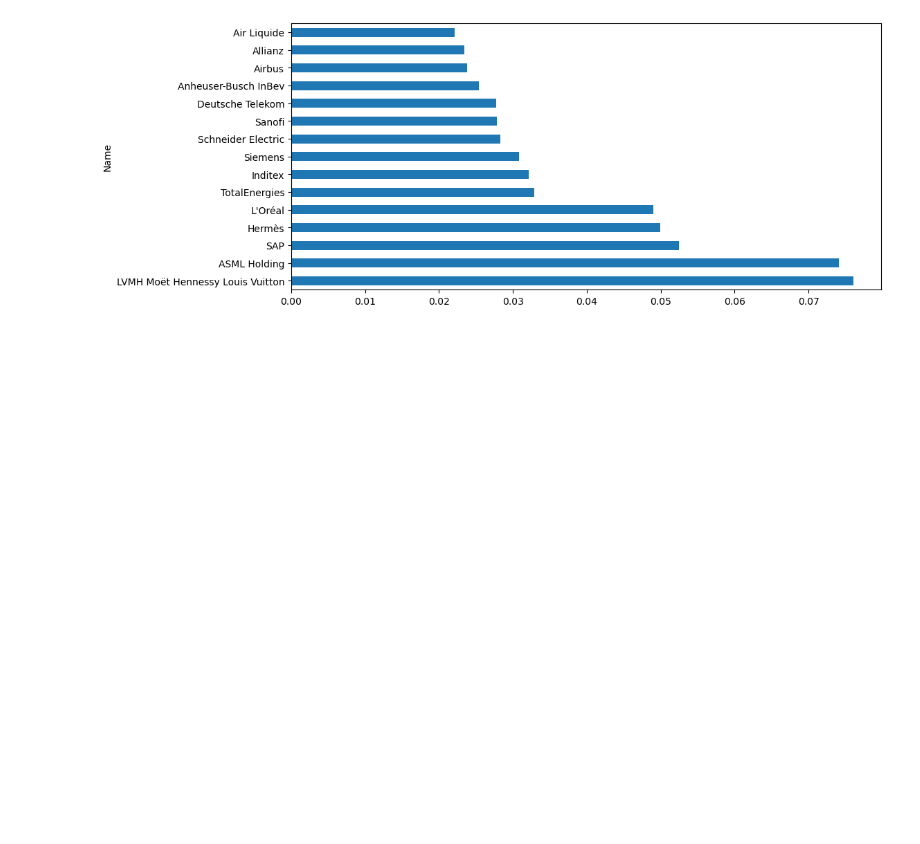
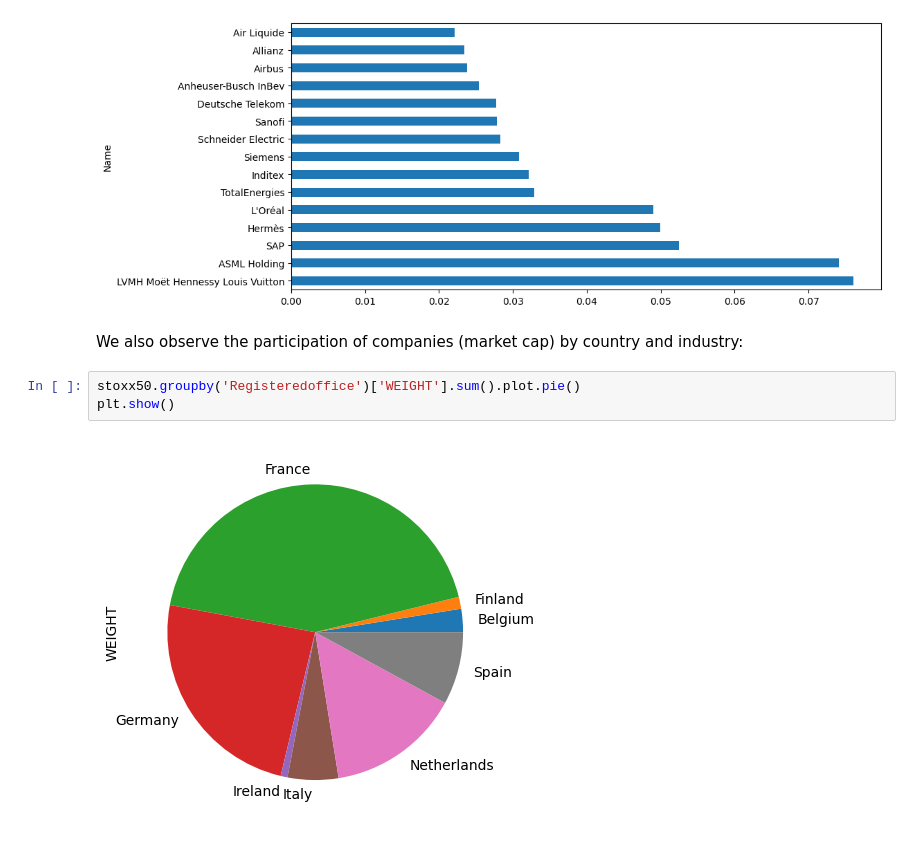
Before and after one commit to christianatanasov/algodisco, a Jupyter notebook: finance/index.ipynb, the cells around one changed output. Cells and saved outputs as stored; diff of their text form; blank space fills up the shorter version.

```diff
--- a/finance/index.ipynb
+++ b/finance/index.ipynb
@@ -38,3 +42,10 @@ stoxx50.sort_values('WEIGHT', ascending=False).set_index('Name')['WEIGHT'].head(
 plt.show()
 # %% [output]
 [figure]
+# %% [markdown]
+We also observe the participation of companies (market cap) by country and industry:
+# %%
+stoxx50.groupby('Registeredoffice')['WEIGHT'].sum().plot.pie()
+plt.show()
+# %% [output]
+[figure, added]
```
Also changed, not shown: parts of 10 cells of this notebook, 1 other file.
